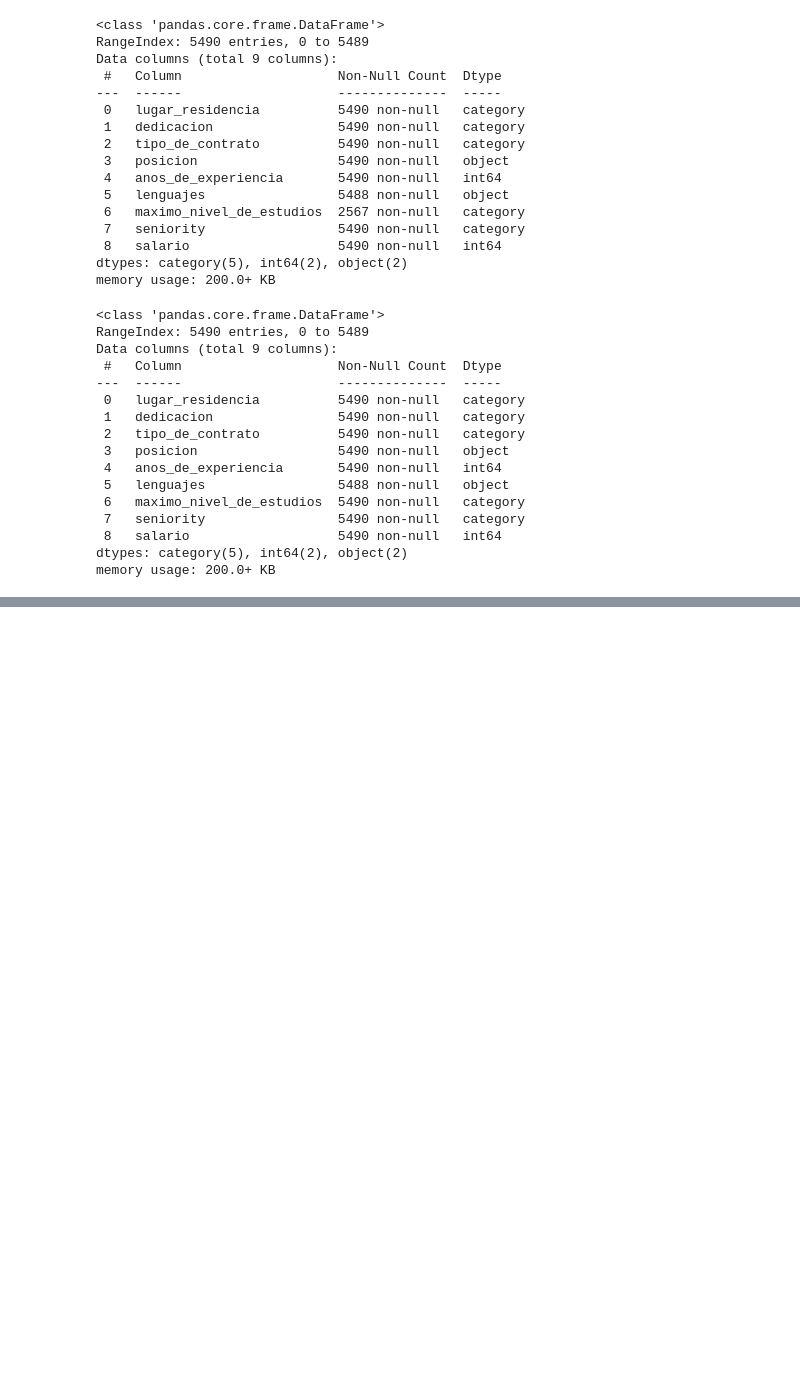
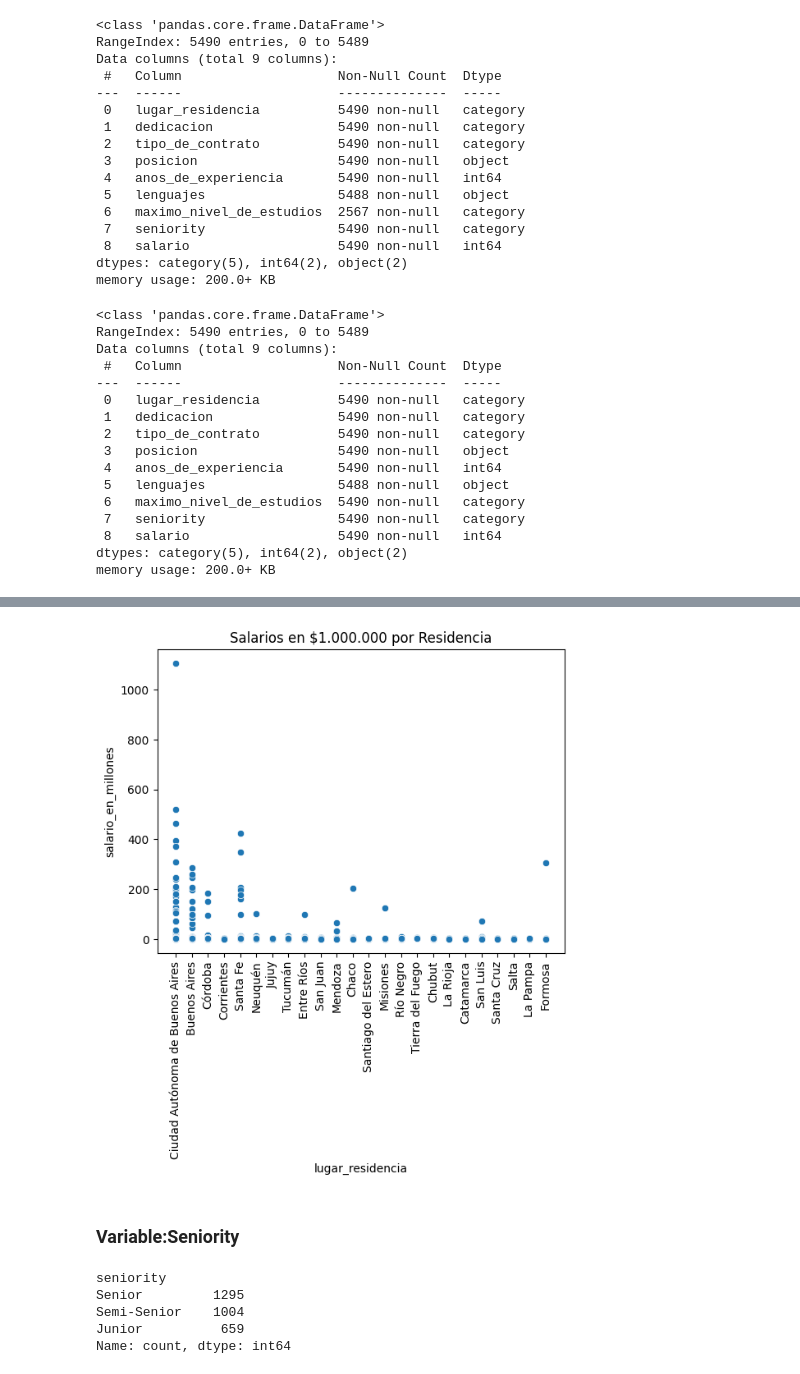
Before and after one commit to mauriciobergallo/coderhouse-datascience, a Jupyter notebook: ProyectoDS_EncuestaSalarial_BergalloMauricio.ipynb, the cells around one changed output, grey strips where cells are left out. Drawn from its saved outputs; the diff is of its cells as text; code cells hidden in the pictures; blank space fills up the shorter version.

```diff
--- a/ProyectoDS_EncuestaSalarial_BergalloMauricio.ipynb
+++ b/ProyectoDS_EncuestaSalarial_BergalloMauricio.ipynb
@@ -344,0 +354,5 @@ plt.show()
+# %%
+# Creamos un DF de soporte para poder mostrar los valores de Salario expresado en $1.000.000
+df_copy = df
+df_copy['salario_en_millones'] = df_copy['salario'] / 1000000
+df_copy[['salario', 'salario_en_millones']]
@@ -344,0 +402,18 @@ plt.show()
+# %%
+#Scatterplot
+ax = sns.scatterplot(df_copy, x='lugar_residencia', y='salario_en_millones')
+ax.tick_params(axis='x', rotation=90)
+plt.title('Salarios en $1.000.000 por Residencia')
+plt.show()
+# %% [output]
+[figure, added]
+# %% [markdown]
+### Variable:Seniority
+# %%
+print(df['seniority'].value_counts())
+# %% [output]
+seniority
+Senior         1295
+Semi-Senior    1004
+Junior          659
+Name: count, dtype: int64
```
Also changed, not shown: parts of 47 cells of this notebook.
